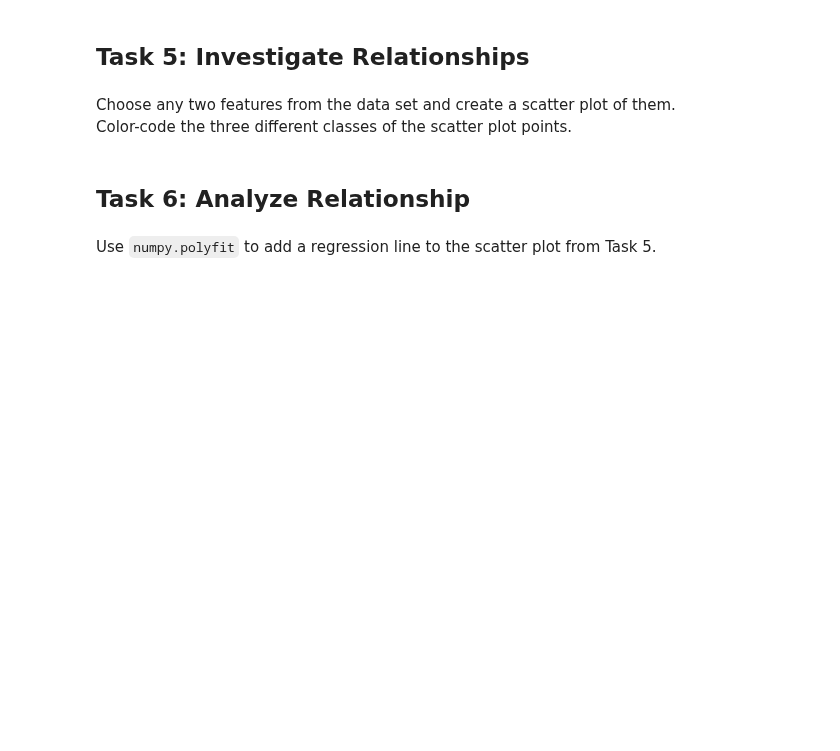
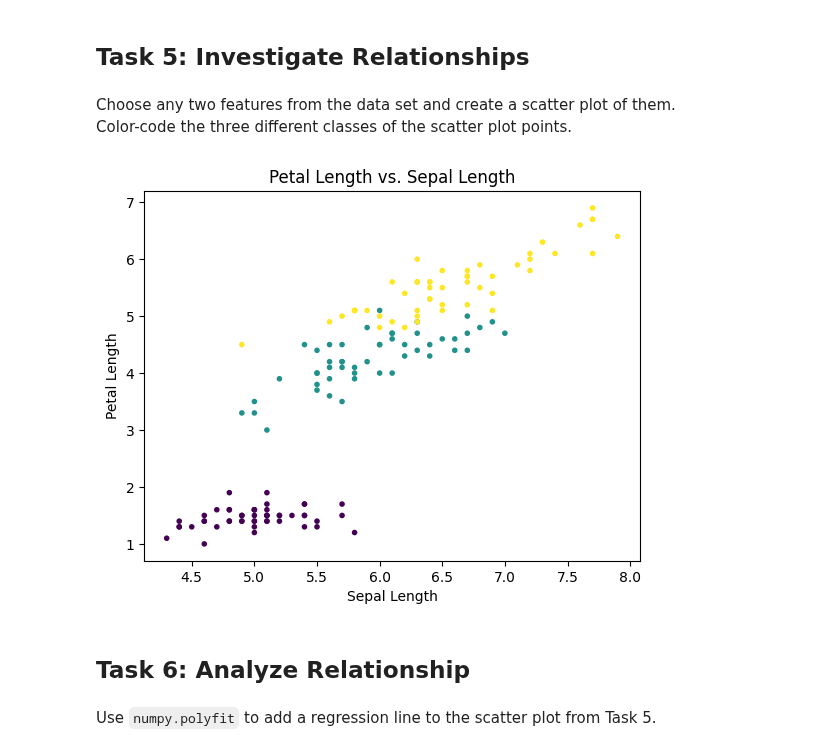
Before and after one commit to Glogover/principles_of_data_analytics, a Jupyter notebook: tasks.ipynb, the cells around one changed output. Cells and saved outputs as stored; diff of their text form; code cells hidden in the pictures; blank space fills up the shorter version.

Commit message:
Task 5 scatter plot

```diff
--- a/tasks.ipynb
+++ b/tasks.ipynb
@@ -468,14 +468,19 @@ Color-code the three different classes of the scatter plot points.
 # %%
 # Create a figure and an axis
 fig, ax = plt.subplots()
 
 # Scatter plot
-# Change colour
-ax.scatter(bmi, bp, c = sex, s=age, marker = '.')
+# Create a scatter plot of the petal length vs. petal width.
+ax.scatter(df['sepal length (cm)'], df['petal length (cm)'], c=data['target'], cmap='viridis', marker='.')
 
 # Labels
-ax.set_xlabel('BMI')
-ax.set_ylabel('Blood Pressure')
+ax.set_xlabel('Sepal Length')
+ax.set_ylabel('Petal Length')
+ax.set_title('Petal Length vs. Sepal Length')
+# Show the plot
+plt.show()
+# %% [output]
+[figure, added]
 # %% [markdown]
 ## Task 6: Analyze Relationship
 # %% [markdown]
```
